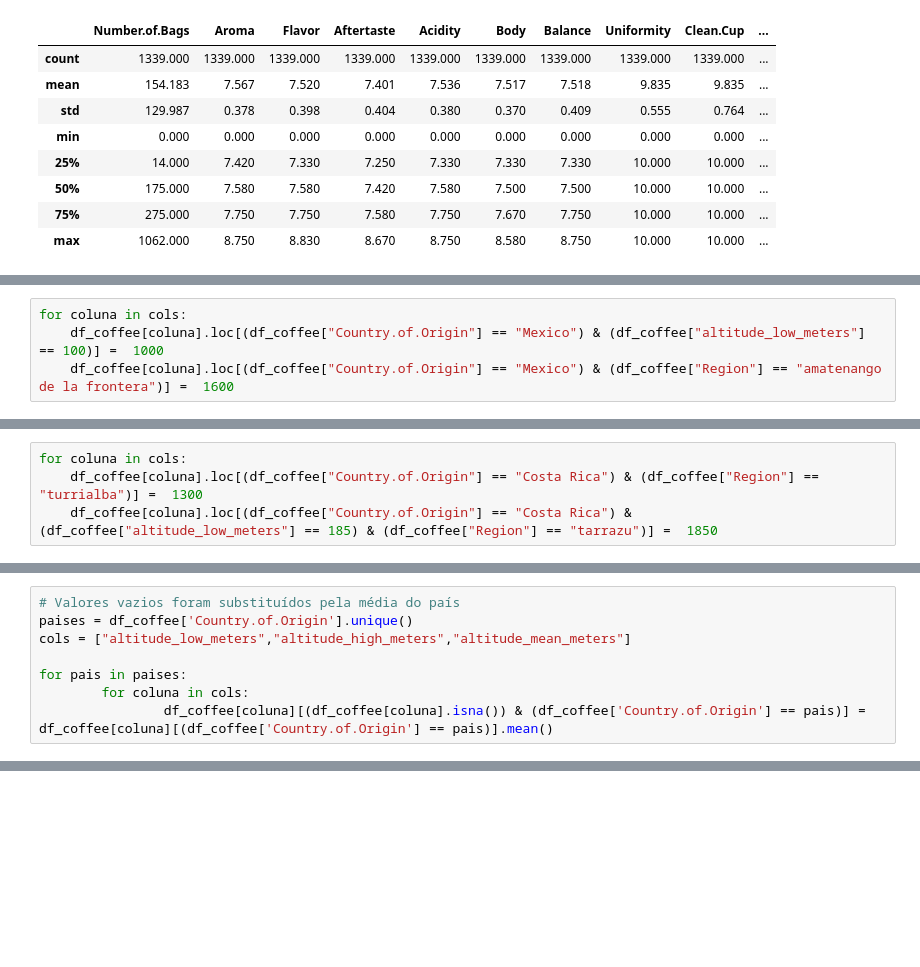
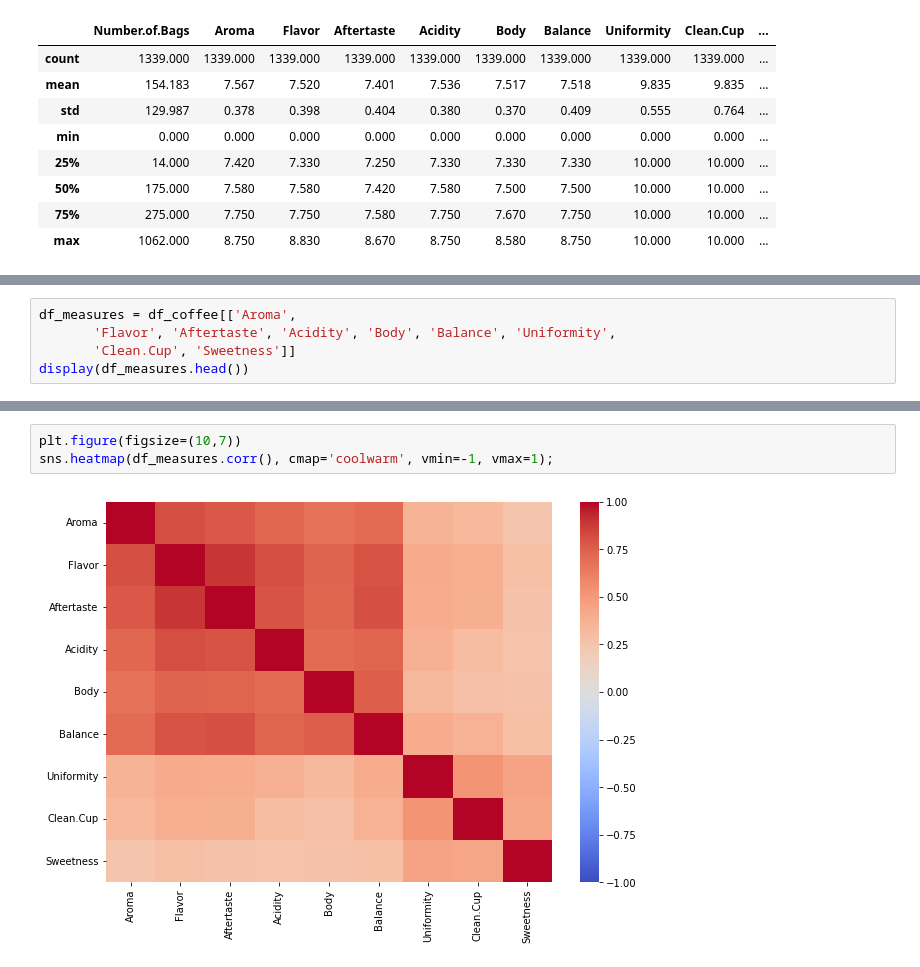
Before and after one commit to fernandadefalco/projeto-moduloIV, a Jupyter notebook: projeto_4.ipynb, the cells around one changed output, grey strips where cells are left out. Cells and saved outputs as stored; diff of their text form; blank space fills up the shorter version.

Commit message:
heatmap

```diff
--- a/projeto_4.ipynb
+++ b/projeto_4.ipynb
@@ -241,4 +81,0 @@ See the caveats in the documentation: https://pandas.pydata.org/pandas-docs/stab
-# %%
-for coluna in cols:
-    df_coffee[coluna].loc[(df_coffee["Country.of.Origin"] == "Mexico") & (df_coffee["altitude_low_meters"] == 100)] =  1000
-    df_coffee[coluna].loc[(df_coffee["Country.of.Origin"] == "Mexico") & (df_coffee["Region"] == "amatenango de la frontera")] =  1600
@@ -254,4 +81,0 @@ See the caveats in the documentation: https://pandas.pydata.org/pandas-docs/stab
-# %%
-for coluna in cols:
-    df_coffee[coluna].loc[(df_coffee["Country.of.Origin"] == "Costa Rica") & (df_coffee["Region"] == "turrialba")] =  1300
-    df_coffee[coluna].loc[(df_coffee["Country.of.Origin"] == "Costa Rica") & (df_coffee["altitude_low_meters"] == 185) & (df_coffee["Region"] == "tarrazu")] =  1850
@@ -276,8 +81,0 @@ df_coffee[(df_coffee['altitude_low_meters'].isna())]
-# %%
-# Valores vazios foram substituídos pela média do país
-paises = df_coffee['Country.of.Origin'].unique()
-cols = ["altitude_low_meters","altitude_high_meters","altitude_mean_meters"]
-
-for pais in paises:
-        for coluna in cols:
-                df_coffee[coluna][(df_coffee[coluna].isna()) & (df_coffee['Country.of.Origin'] == pais)] = df_coffee[coluna][(df_coffee['Country.of.Origin'] == pais)].mean()
@@ -288,0 +102,5 @@ See the caveats in the documentation: https://pandas.pydata.org/pandas-docs/stab
+# %%
+df_measures = df_coffee[['Aroma',
+       'Flavor', 'Aftertaste', 'Acidity', 'Body', 'Balance', 'Uniformity',
+       'Clean.Cup', 'Sweetness']]
+display(df_measures.head())
@@ -288,0 +114,5 @@ See the caveats in the documentation: https://pandas.pydata.org/pandas-docs/stab
+# %%
+plt.figure(figsize=(10,7))
+sns.heatmap(df_measures.corr(), cmap='coolwarm', vmin=-1, vmax=1);
+# %% [output]
+[figure, added]
```
Also changed, not shown: parts of 22 cells of this notebook.
